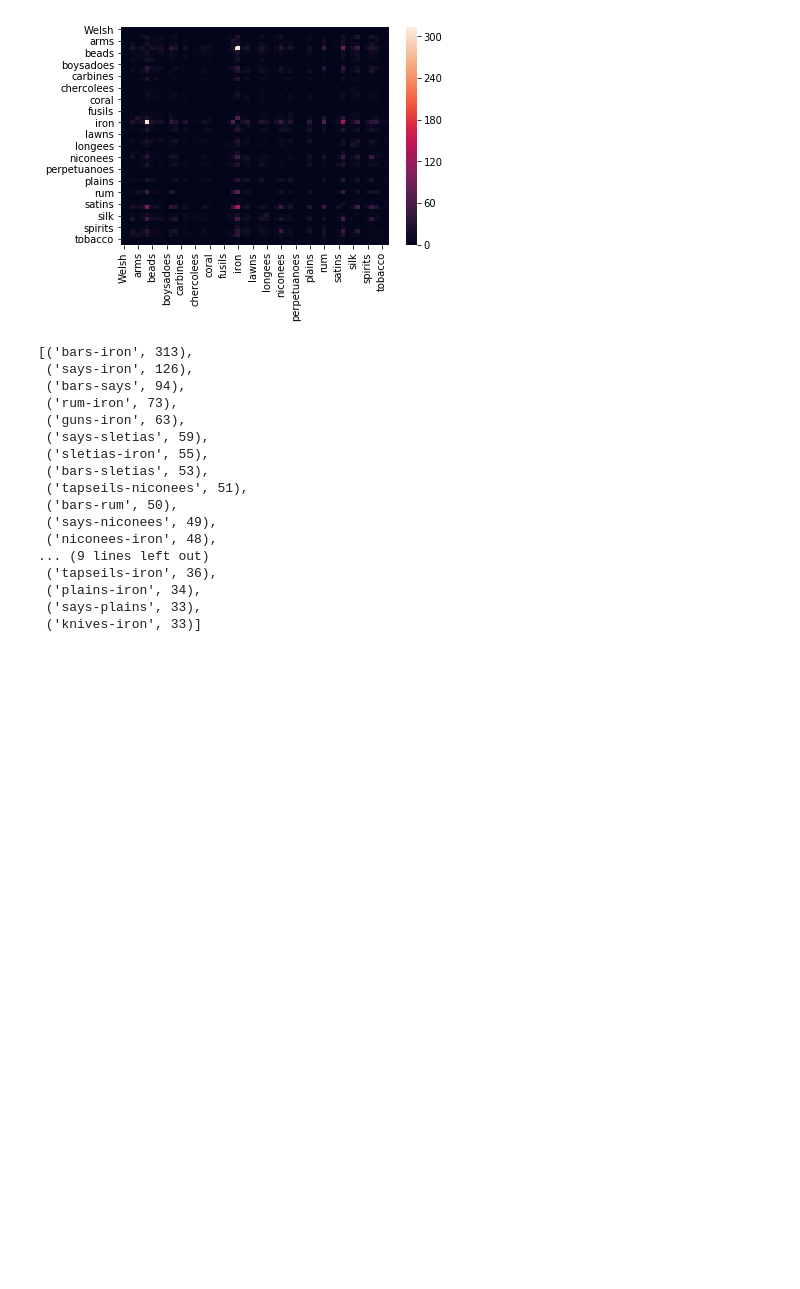
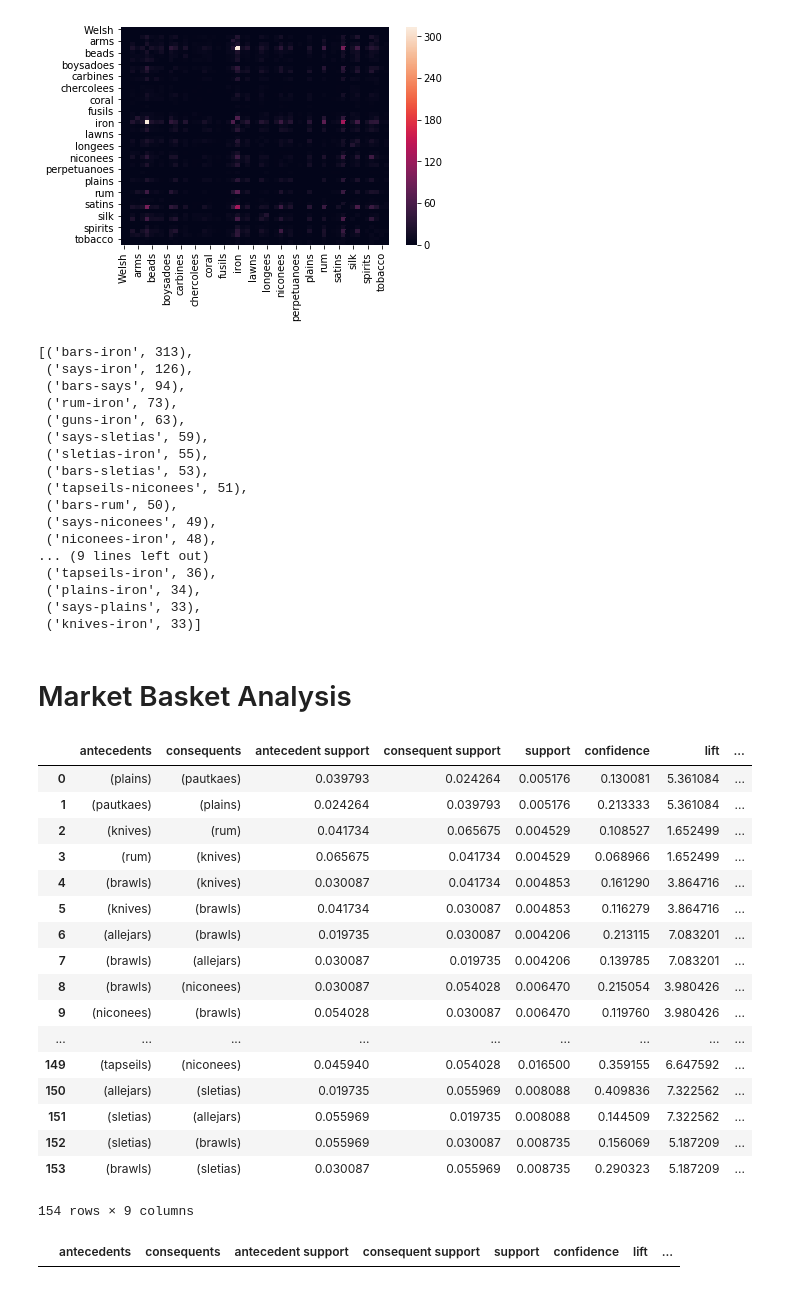
Before and after one commit to xueharry/RAC, a Jupyter notebook: Cooccurrence-Analysis.ipynb, the cells around one changed output. Saved outputs shown, nothing was run; the diff lists cells and outputs as text; code cells hidden in the pictures; blank space fills up the shorter version.

```diff
--- a/Cooccurrence-Analysis.ipynb
+++ b/Cooccurrence-Analysis.ipynb
@@ -87,3 +91,53 @@ sorted(pair_freq.items(), key=operator.itemgetter(1), reverse=True)[:25]
  ('plains-iron', 34),
  ('says-plains', 33),
  ('knives-iron', 33)]
+# %% [markdown]
+# Market Basket Analysis
+# %%
+good_list = [] + ['kettles']
+
+# Get list of lists for good occurrences
+for i, row in df.iterrows():
+    goods = []
+
+    for good_name in good_terms:
+        if good_name != 'says' and good_name != 'bars' and good_name in row['text_cleaned_dealiased'].split():
+            goods.append(good_name)
+
+    good_list.append(goods)
+# %%
+# One hot encode goods over all texts
+te = TransactionEncoder()
+te_ary = te.fit(good_list).transform(good_list)
+good_oh = pd.DataFrame(te_ary, columns=te.columns_)
+# %%
+frequent_itemsets = apriori(good_oh, min_support=0.004, use_colnames=True)
+# %%
+rules = association_rules(frequent_itemsets, metric="lift", min_threshold=1)
+# %%
+rules
+# %% [output]
+|  | antecedents | consequents | antecedent support | consequent support | support | confidence | lift | ... |
+| 0 | (plains) | (pautkaes) | 0.039793 | 0.024264 | 0.005176 | 0.130081 | 5.361084 | ... |
+| 1 | (pautkaes) | (plains) | 0.024264 | 0.039793 | 0.005176 | 0.213333 | 5.361084 | ... |
+| 2 | (knives) | (rum) | 0.041734 | 0.065675 | 0.004529 | 0.108527 | 1.652499 | ... |
+| 3 | (rum) | (knives) | 0.065675 | 0.041734 | 0.004529 | 0.068966 | 1.652499 | ... |
+| 4 | (brawls) | (knives) | 0.030087 | 0.041734 | 0.004853 | 0.161290 | 3.864716 | ... |
+| 5 | (knives) | (brawls) | 0.041734 | 0.030087 | 0.004853 | 0.116279 | 3.864716 | ... |
+| 6 | (allejars) | (brawls) | 0.019735 | 0.030087 | 0.004206 | 0.213115 | 7.083201 | ... |
+| 7 | (brawls) | (allejars) | 0.030087 | 0.019735 | 0.004206 | 0.139785 | 7.083201 | ... |
+| 8 | (brawls) | (niconees) | 0.030087 | 0.054028 | 0.006470 | 0.215054 | 3.980426 | ... |
+| 9 | (niconees) | (brawls) | 0.054028 | 0.030087 | 0.006470 | 0.119760 | 3.980426 | ... |
+| ... | ... | ... | ... | ... | ... | ... | ... | ... |
+| 149 | (tapseils) | (niconees) | 0.045940 | 0.054028 | 0.016500 | 0.359155 | 6.647592 | ... |
+| 150 | (allejars) | (sletias) | 0.019735 | 0.055969 | 0.008088 | 0.409836 | 7.322562 | ... |
+| 151 | (sletias) | (allejars) | 0.055969 | 0.019735 | 0.008088 | 0.144509 | 7.322562 | ... |
+| 152 | (sletias) | (brawls) | 0.055969 | 0.030087 | 0.008735 | 0.156069 | 5.187209 | ... |
+| 153 | (brawls) | (sletias) | 0.030087 | 0.055969 | 0.008735 | 0.290323 | 5.187209 | ... |
+154 rows × 9 columns
+# %%
+# High confidence and high lift
+rules[ (rules['lift'] > 1) &
+       (rules['confidence'] >= 0.8) ]
+# %% [output]
+|  | antecedents | consequents | antecedent support | consequent support | support | confidence | lift | ... |
```
Also changed, not shown: parts of 3 cells of this notebook, 3 other files.
